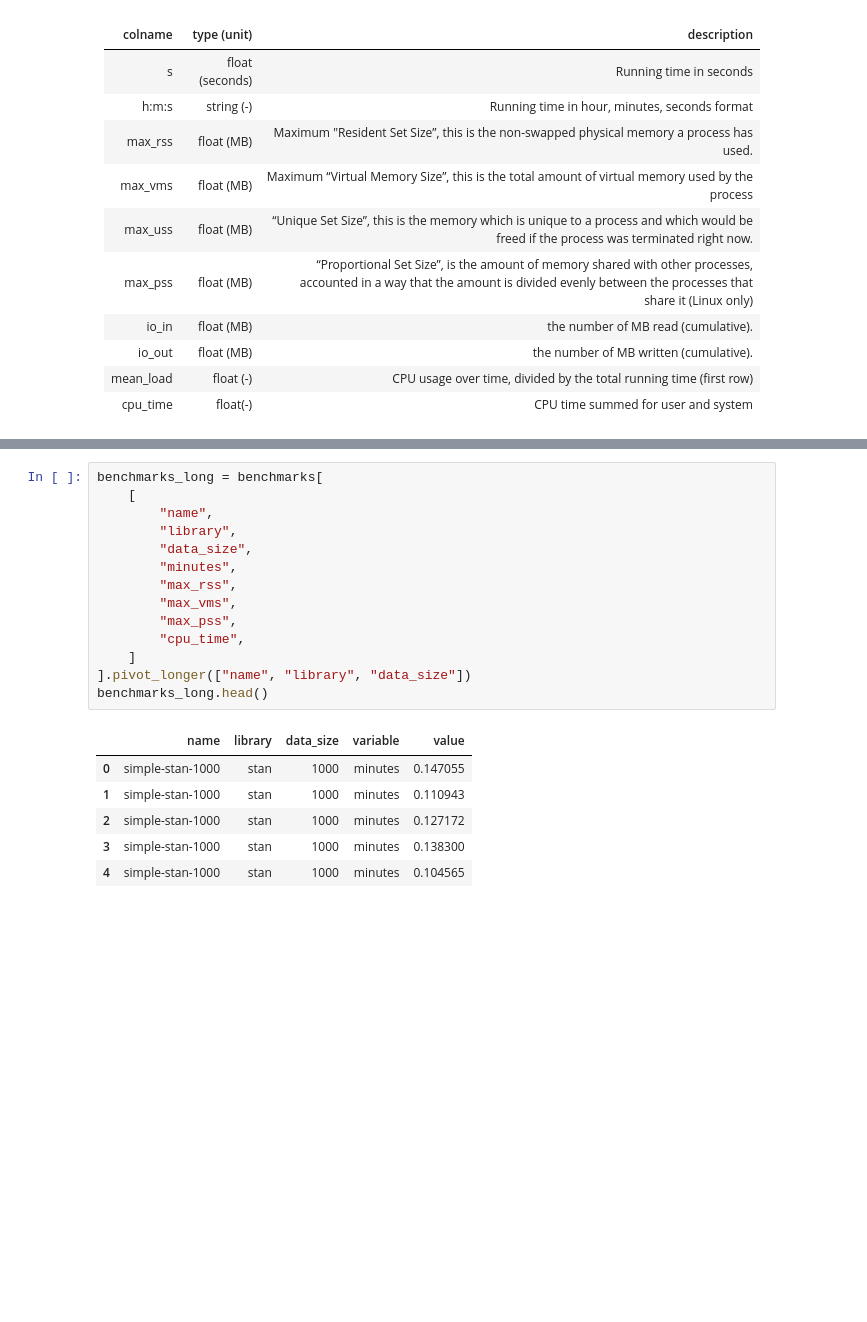
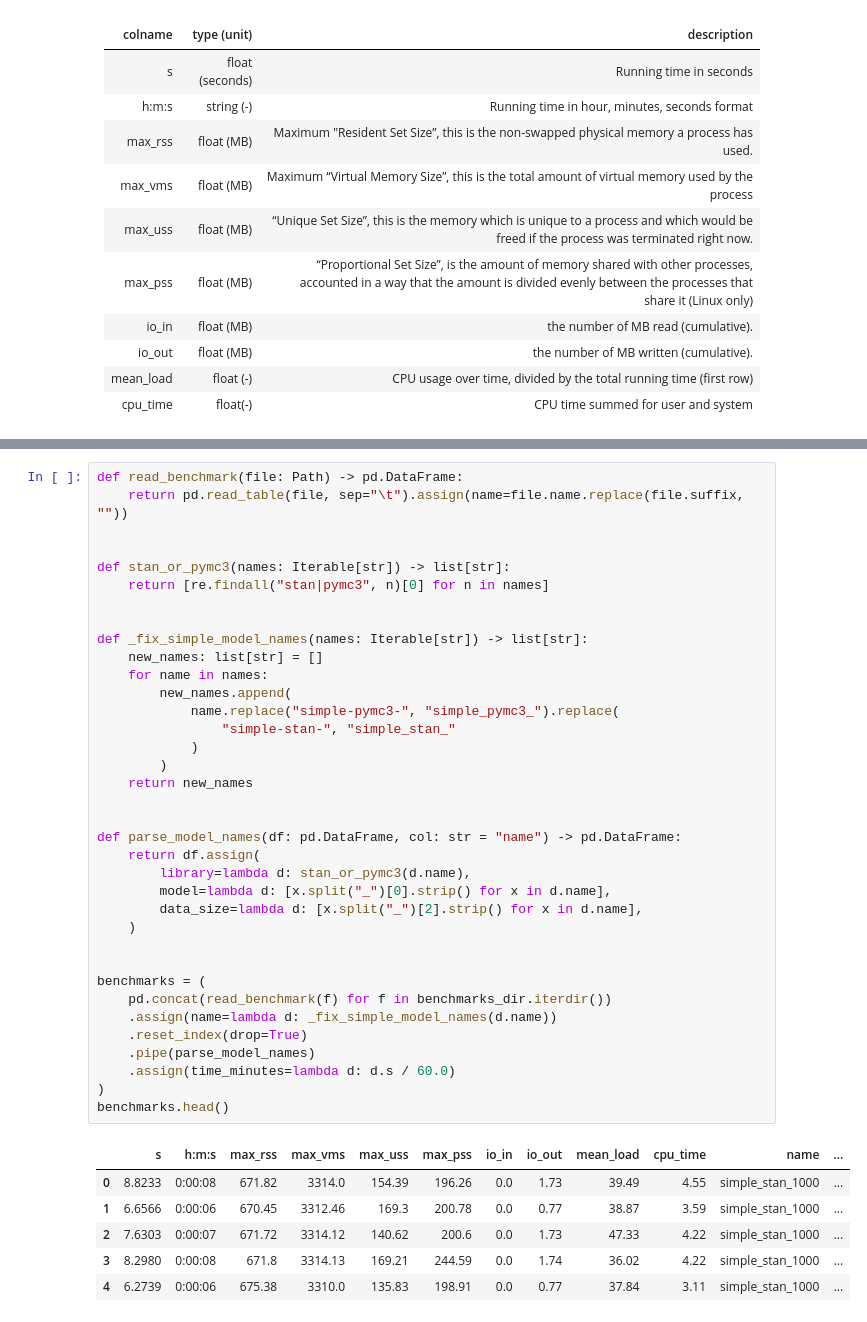
Before and after one commit to jhrcook/pymc3-stan-comparison, a Jupyter notebook: docs/index.ipynb, the cells around one changed output, grey strips where cells are left out. Cells and saved outputs as stored; diff of their text form; blank space fills up the shorter version.

```diff
--- a/docs/index.ipynb
+++ b/docs/index.ipynb
@@ -61,21 +41,43 @@ benchmarks.head()
-# %%
-benchmarks_long = benchmarks[
-    [
-        "name",
-        "library",
-        "data_size",
-        "minutes",
-        "max_rss",
-        "max_vms",
-        "max_pss",
-        "cpu_time",
-    ]
-].pivot_longer(["name", "library", "data_size"])
-benchmarks_long.head()
-# %% [output]
-|  | name | library | data_size | variable | value |
-| 0 | simple-stan-1000 | stan | 1000 | minutes | 0.147055 |
-| 1 | simple-stan-1000 | stan | 1000 | minutes | 0.110943 |
-| 2 | simple-stan-1000 | stan | 1000 | minutes | 0.127172 |
-| 3 | simple-stan-1000 | stan | 1000 | minutes | 0.138300 |
-| 4 | simple-stan-1000 | stan | 1000 | minutes | 0.104565 |
+# %%
+def read_benchmark(file: Path) -> pd.DataFrame:
+    return pd.read_table(file, sep="\t").assign(name=file.name.replace(file.suffix, ""))
+
+
+def stan_or_pymc3(names: Iterable[str]) -> list[str]:
+    return [re.findall("stan|pymc3", n)[0] for n in names]
+
+
+def _fix_simple_model_names(names: Iterable[str]) -> list[str]:
+    new_names: list[str] = []
+    for name in names:
+        new_names.append(
+            name.replace("simple-pymc3-", "simple_pymc3_").replace(
+                "simple-stan-", "simple_stan_"
+            )
+        )
+    return new_names
+
+
+def parse_model_names(df: pd.DataFrame, col: str = "name") -> pd.DataFrame:
+    return df.assign(
+        library=lambda d: stan_or_pymc3(d.name),
+        model=lambda d: [x.split("_")[0].strip() for x in d.name],
+        data_size=lambda d: [x.split("_")[2].strip() for x in d.name],
+    )
+
+
+benchmarks = (
+    pd.concat(read_benchmark(f) for f in benchmarks_dir.iterdir())
+    .assign(name=lambda d: _fix_simple_model_names(d.name))
+    .reset_index(drop=True)
+    .pipe(parse_model_names)
+    .assign(time_minutes=lambda d: d.s / 60.0)
+)
+benchmarks.head()
+# %% [output]
+|  | s | h:m:s | max_rss | max_vms | max_uss | max_pss | io_in | io_out | mean_load | cpu_time | name | ... |
+| 0 | 8.8233 | 0:00:08 | 671.82 | 3314.0 | 154.39 | 196.26 | 0.0 | 1.73 | 39.49 | 4.55 | simple_stan_1000 | ... |
+| 1 | 6.6566 | 0:00:06 | 670.45 | 3312.46 | 169.3 | 200.78 | 0.0 | 0.77 | 38.87 | 3.59 | simple_stan_1000 | ... |
+| 2 | 7.6303 | 0:00:07 | 671.72 | 3314.12 | 140.62 | 200.6 | 0.0 | 1.73 | 47.33 | 4.22 | simple_stan_1000 | ... |
+| 3 | 8.2980 | 0:00:08 | 671.8 | 3314.13 | 169.21 | 244.59 | 0.0 | 1.74 | 36.02 | 4.22 | simple_stan_1000 | ... |
+| 4 | 6.2739 | 0:00:06 | 675.38 | 3310.0 | 135.83 | 198.91 | 0.0 | 0.77 | 37.84 | 3.11 | simple_stan_1000 | ... |
```
Also changed, not shown: parts of 12 cells of this notebook, 6 other files.
